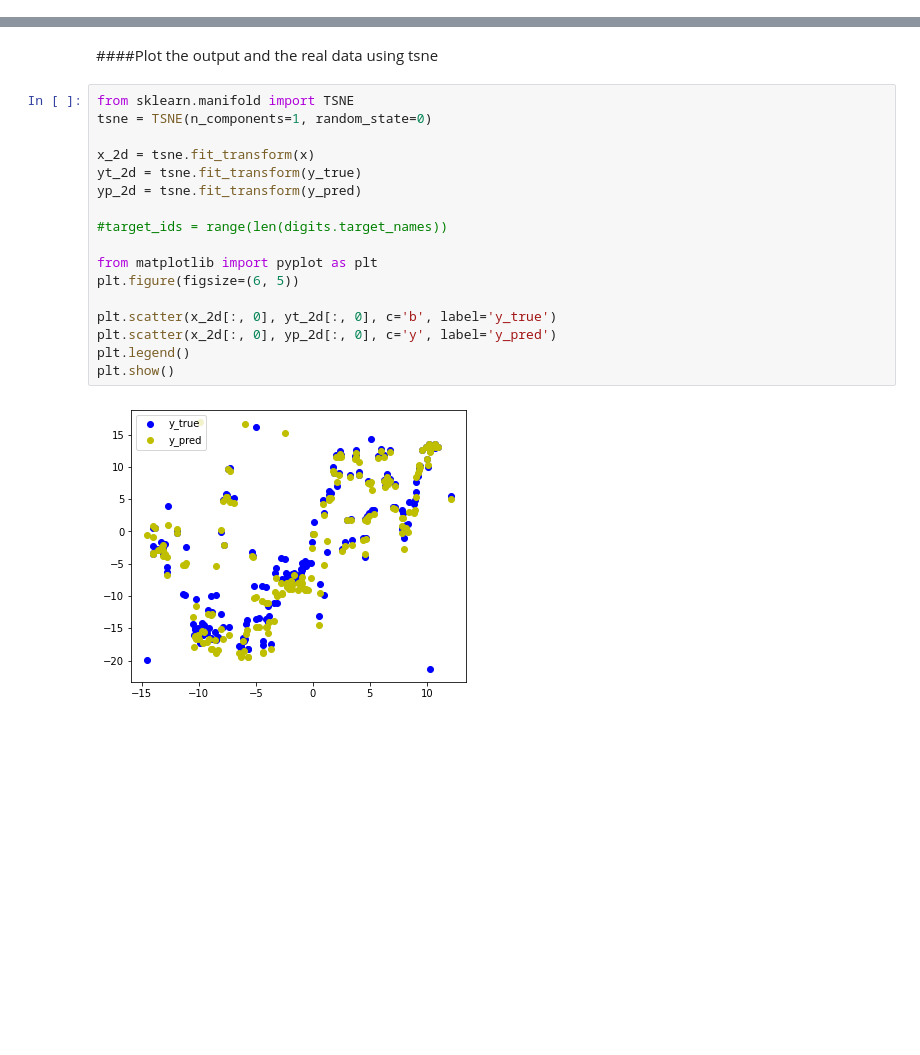
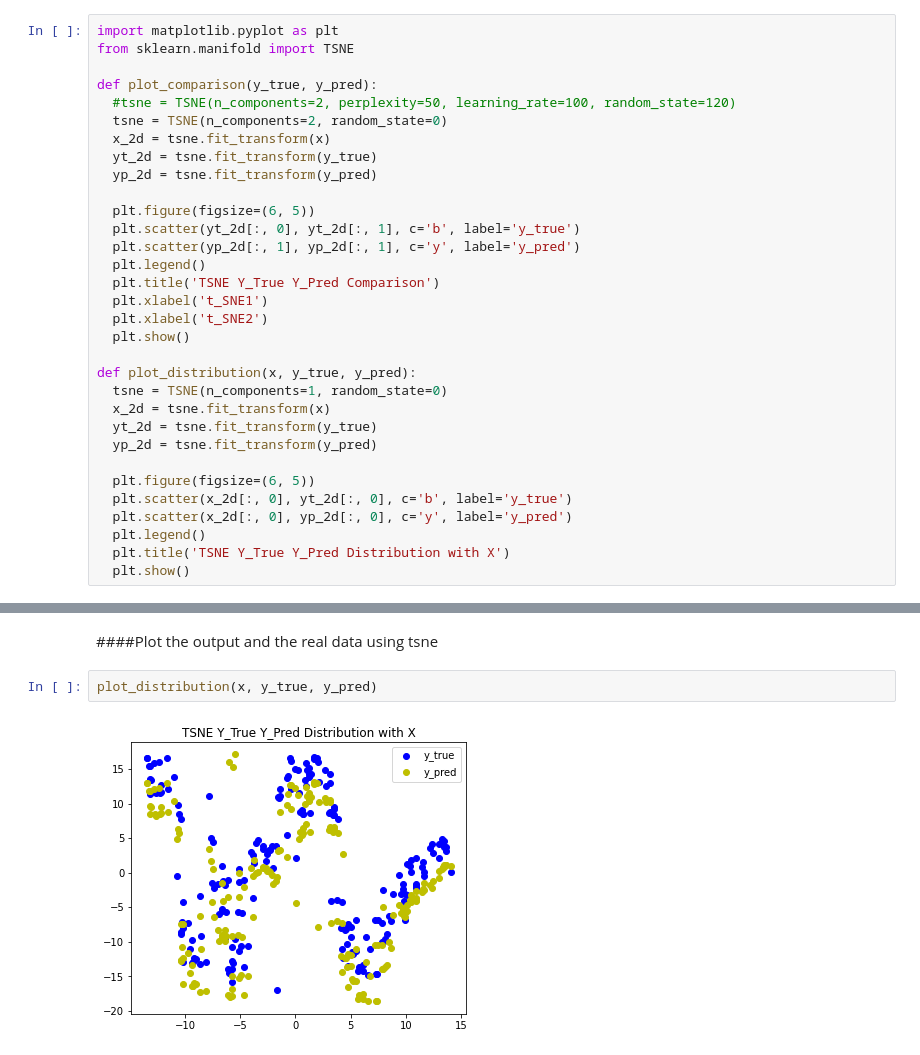
Before and after one commit to YuxingW/deep_learning, a Jupyter notebook: hw3/numpy_nn.ipynb, the cells around one changed output, grey strips where cells are left out. Saved outputs shown, nothing was run; the diff lists cells and outputs as text; blank space fills up the shorter version.

Commit message:
tsne

```diff
--- a/hw3/numpy_nn.ipynb
+++ b/hw3/numpy_nn.ipynb
@@ -45,3 +35,35 @@ def plot_3d(x, y, y_pred=None):
+# %%
+import matplotlib.pyplot as plt
+from sklearn.manifold import TSNE
+
+def plot_comparison(y_true, y_pred):
+  #tsne = TSNE(n_components=2, perplexity=50, learning_rate=100, random_state=120)
+  tsne = TSNE(n_components=2, random_state=0)
+  x_2d = tsne.fit_transform(x)
+  yt_2d = tsne.fit_transform(y_true)
+  yp_2d = tsne.fit_transform(y_pred)
+
+  plt.figure(figsize=(6, 5))
+  plt.scatter(yt_2d[:, 0], yt_2d[:, 1], c='b', label='y_true')
+  plt.scatter(yp_2d[:, 1], yp_2d[:, 1], c='y', label='y_pred')
+  plt.legend()
+  plt.title('TSNE Y_True Y_Pred Comparison')
+  plt.xlabel('t_SNE1')
+  plt.xlabel('t_SNE2')
+  plt.show()
+
+def plot_distribution(x, y_true, y_pred):
+  tsne = TSNE(n_components=1, random_state=0)
+  x_2d = tsne.fit_transform(x)
+  yt_2d = tsne.fit_transform(y_true)
+  yp_2d = tsne.fit_transform(y_pred)
+
+  plt.figure(figsize=(6, 5))
+  plt.scatter(x_2d[:, 0], yt_2d[:, 0], c='b', label='y_true')
+  plt.scatter(x_2d[:, 0], yp_2d[:, 0], c='y', label='y_pred')
+  plt.legend()
+  plt.title('TSNE Y_True Y_Pred Distribution with X')
+  plt.show()
 # %% [markdown]
 ####Linear model
 # %%
@@ -162,21 +178,6 @@ Epoch 180, loss 0.043934865254196695
 # %% [markdown]
 ####Plot the output and the real data using tsne
-# %%
-from sklearn.manifold import TSNE
-tsne = TSNE(n_components=1, random_state=0)
-
-x_2d = tsne.fit_transform(x)
-yt_2d = tsne.fit_transform(y_true)
-yp_2d = tsne.fit_transform(y_pred)
-
-#target_ids = range(len(digits.target_names))
-
-from matplotlib import pyplot as plt
-plt.figure(figsize=(6, 5))
-
-plt.scatter(x_2d[:, 0], yt_2d[:, 0], c='b', label='y_true')
-plt.scatter(x_2d[:, 0], yp_2d[:, 0], c='y', label='y_pred')
-plt.legend()
-plt.show()
-# %% [output]
-[figure, removed]
+# %%
+plot_distribution(x, y_true, y_pred)
+# %% [output]
+[figure, added]
```
Also changed, not shown: parts of 6 cells of this notebook.
